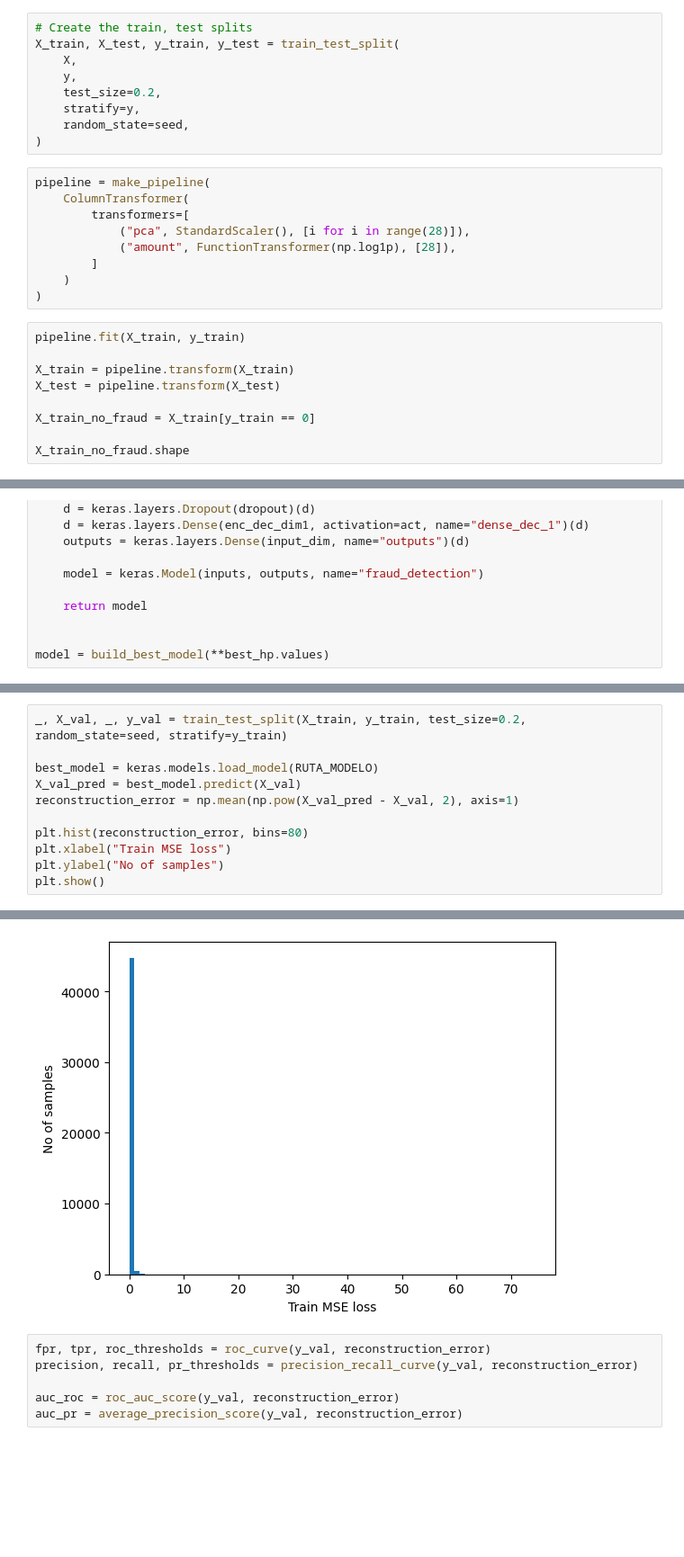
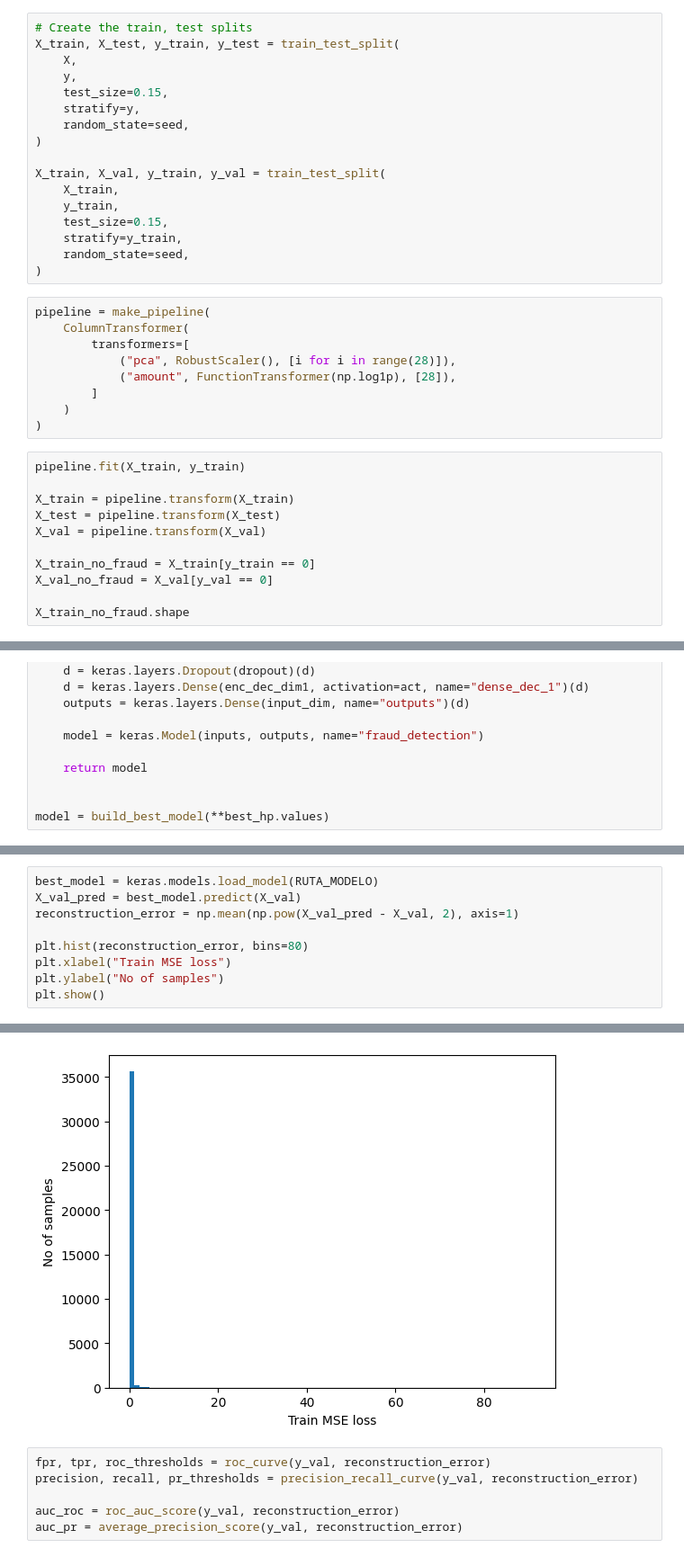
Before and after one commit to jmanuelc87/bourbaki-track-ciencia-datos, a Jupyter notebook: 03-deep-learning/notebooks/reto-05-fraud-detection.ipynb, the cells around one changed output, grey strips where cells are left out. Shown at 90% size. Drawn from its saved outputs; the diff is of its cells as text; blank space fills up the shorter version.

```diff
--- a/03-deep-learning/notebooks/reto-05-fraud-detection.ipynb
+++ b/03-deep-learning/notebooks/reto-05-fraud-detection.ipynb
@@ -149,15 +149,23 @@ y = fraud_df["Class"].to_numpy()
 X_train, X_test, y_train, y_test = train_test_split(
     X,
     y,
-    test_size=0.2,
+    test_size=0.15,
     stratify=y,
     random_state=seed,
 )
+
+X_train, X_val, y_train, y_val = train_test_split(
+    X_train,
+    y_train,
+    test_size=0.15,
+    stratify=y_train,
+    random_state=seed,
+)
 # %%
 pipeline = make_pipeline(
     ColumnTransformer(
         transformers=[
-            ("pca", StandardScaler(), [i for i in range(28)]),
+            ("pca", RobustScaler(), [i for i in range(28)]),
             ("amount", FunctionTransformer(np.log1p), [28]),
         ]
     )
@@ -167,8 +175,10 @@ pipeline.fit(X_train, y_train)
 
 X_train = pipeline.transform(X_train)
 X_test = pipeline.transform(X_test)
+X_val = pipeline.transform(X_val)
 
 X_train_no_fraud = X_train[y_train == 0]
+X_val_no_fraud = X_val[y_val == 0]
 
 X_train_no_fraud.shape
 # %% [output]
@@ -411,6 +423,4 @@ Modelo guardado en: /Users/jmanuelc87/Documents/Projects/bourbaki-track-ciencia-
 # %%
-_, X_val, _, y_val = train_test_split(X_train, y_train, test_size=0.2, random_state=seed, stratify=y_train)
-
 best_model = keras.models.load_model(RUTA_MODELO)
 X_val_pred = best_model.predict(X_val)
 reconstruction_error = np.mean(np.pow(X_val_pred - X_val, 2), axis=1)
@@ -424,4 +434,4 @@ plt.show()
-[figure, old version]
+[figure, new version]
 # %%
 fpr, tpr, roc_thresholds = roc_curve(y_val, reconstruction_error)
 precision, recall, pr_thresholds = precision_recall_curve(y_val, reconstruction_error)
```
Also changed, not shown: parts of 13 cells of this notebook.
